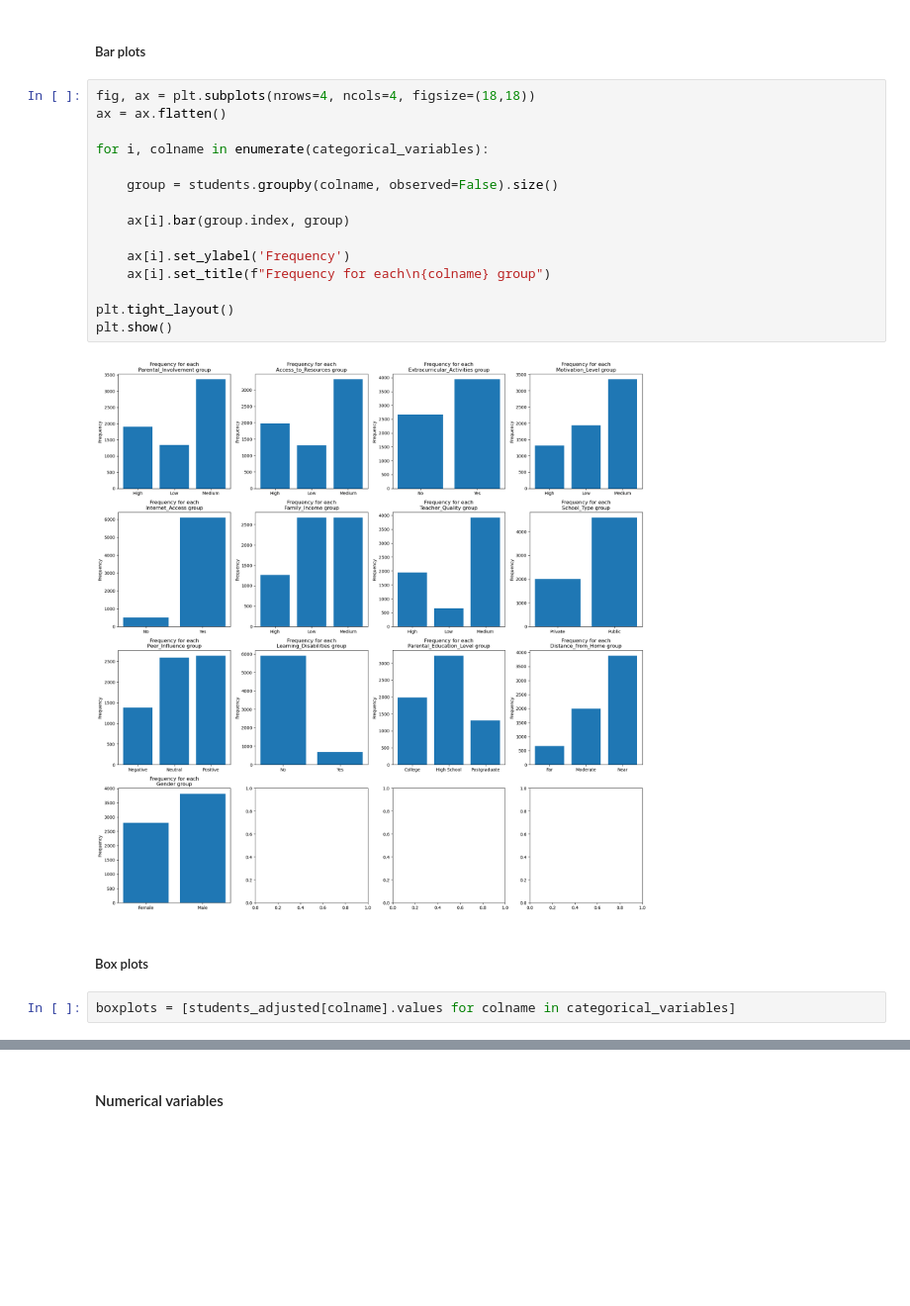
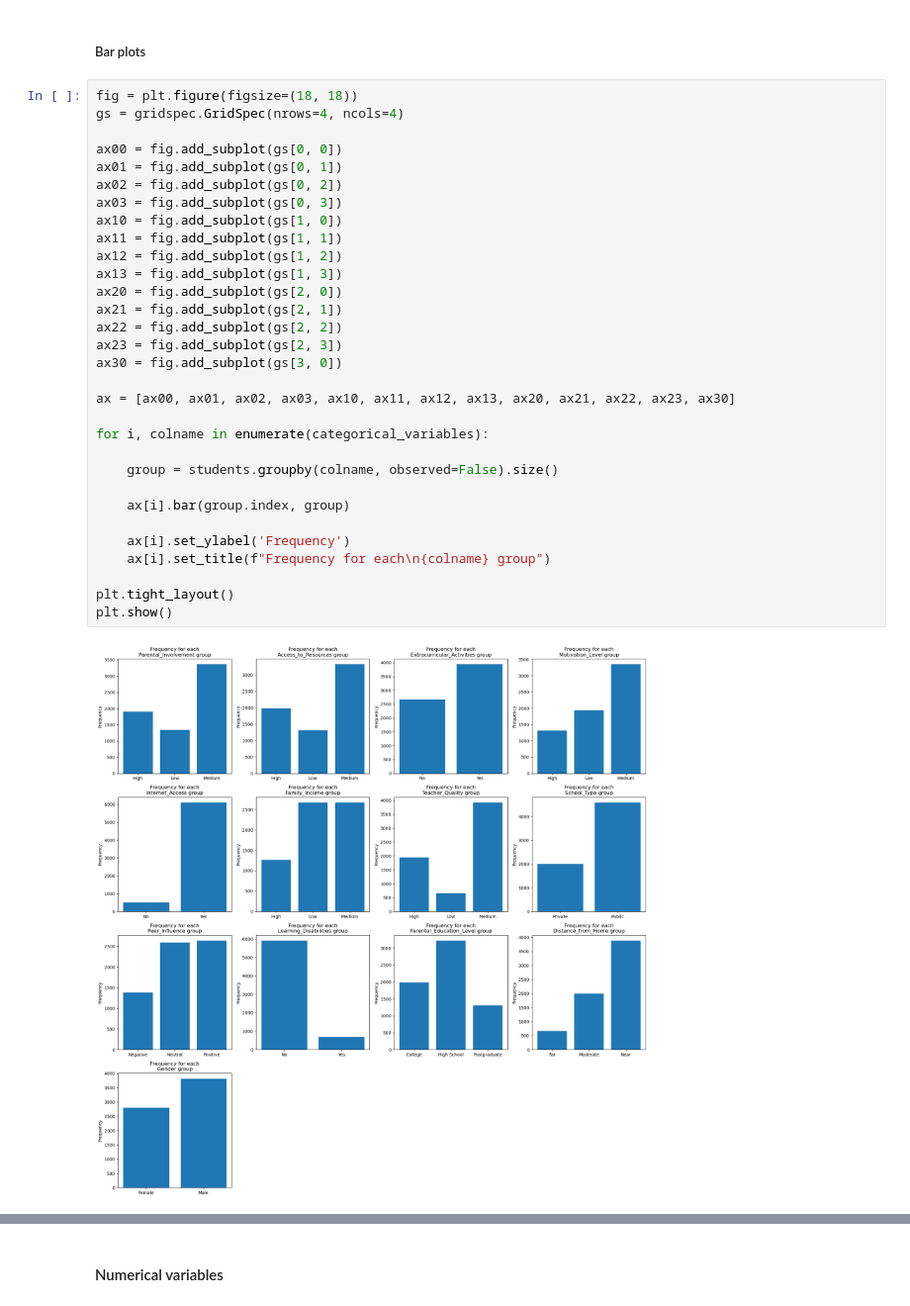
Before and after one commit to cztm/linear-regression, a Jupyter notebook: LR-student-performance.ipynb, the cells around one changed output, grey strips where cells are left out. Shown at 99% size. Drawn from its saved outputs; the diff is of its cells as text; blank space fills up the shorter version.

```diff
--- a/LR-student-performance.ipynb
+++ b/LR-student-performance.ipynb
@@ -253,23 +256,35 @@ Numerical variables: ['Hours_Studied', 'Attendance', 'Sleep_Hours', 'Previous_Sc
 # %% [markdown]
 ##### Bar plots
 # %%
-fig, ax = plt.subplots(nrows=4, ncols=4, figsize=(18,18))
-ax = ax.flatten()
+fig = plt.figure(figsize=(18, 18))
+gs = gridspec.GridSpec(nrows=4, ncols=4)
+
+ax00 = fig.add_subplot(gs[0, 0])
+ax01 = fig.add_subplot(gs[0, 1])
+ax02 = fig.add_subplot(gs[0, 2])
+ax03 = fig.add_subplot(gs[0, 3])
+ax10 = fig.add_subplot(gs[1, 0])
+ax11 = fig.add_subplot(gs[1, 1])
+ax12 = fig.add_subplot(gs[1, 2])
+ax13 = fig.add_subplot(gs[1, 3])
+ax20 = fig.add_subplot(gs[2, 0])
+ax21 = fig.add_subplot(gs[2, 1])
+ax22 = fig.add_subplot(gs[2, 2])
+ax23 = fig.add_subplot(gs[2, 3])
+ax30 = fig.add_subplot(gs[3, 0])
+
+ax = [ax00, ax01, ax02, ax03, ax10, ax11, ax12, ax13, ax20, ax21, ax22, ax23, ax30]
 
 for i, colname in enumerate(categorical_variables):
 
     group = students.groupby(colname, observed=False).size()
 
     ax[i].bar(group.index, group)
 
     ax[i].set_ylabel('Frequency')
     ax[i].set_title(f"Frequency for each\n{colname} group")
 
 plt.tight_layout()
 plt.show()
 # %% [output]
-[figure, old version]
+[figure, new version]
-# %% [markdown]
-##### Box plots
-# %%
-boxplots = [students_adjusted[colname].values for colname in categorical_variables]
```
Also changed, not shown: parts of 14 cells of this notebook.
